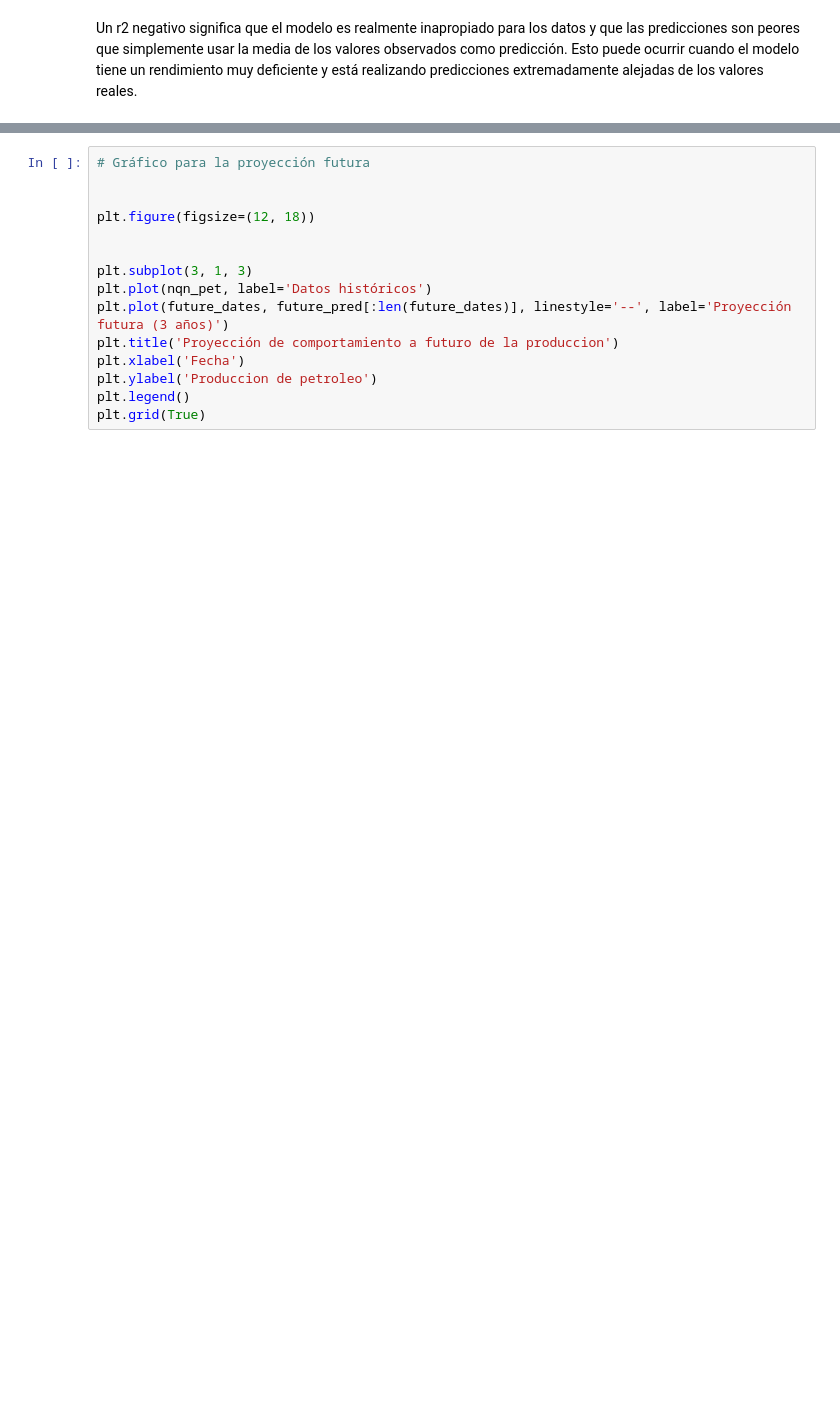
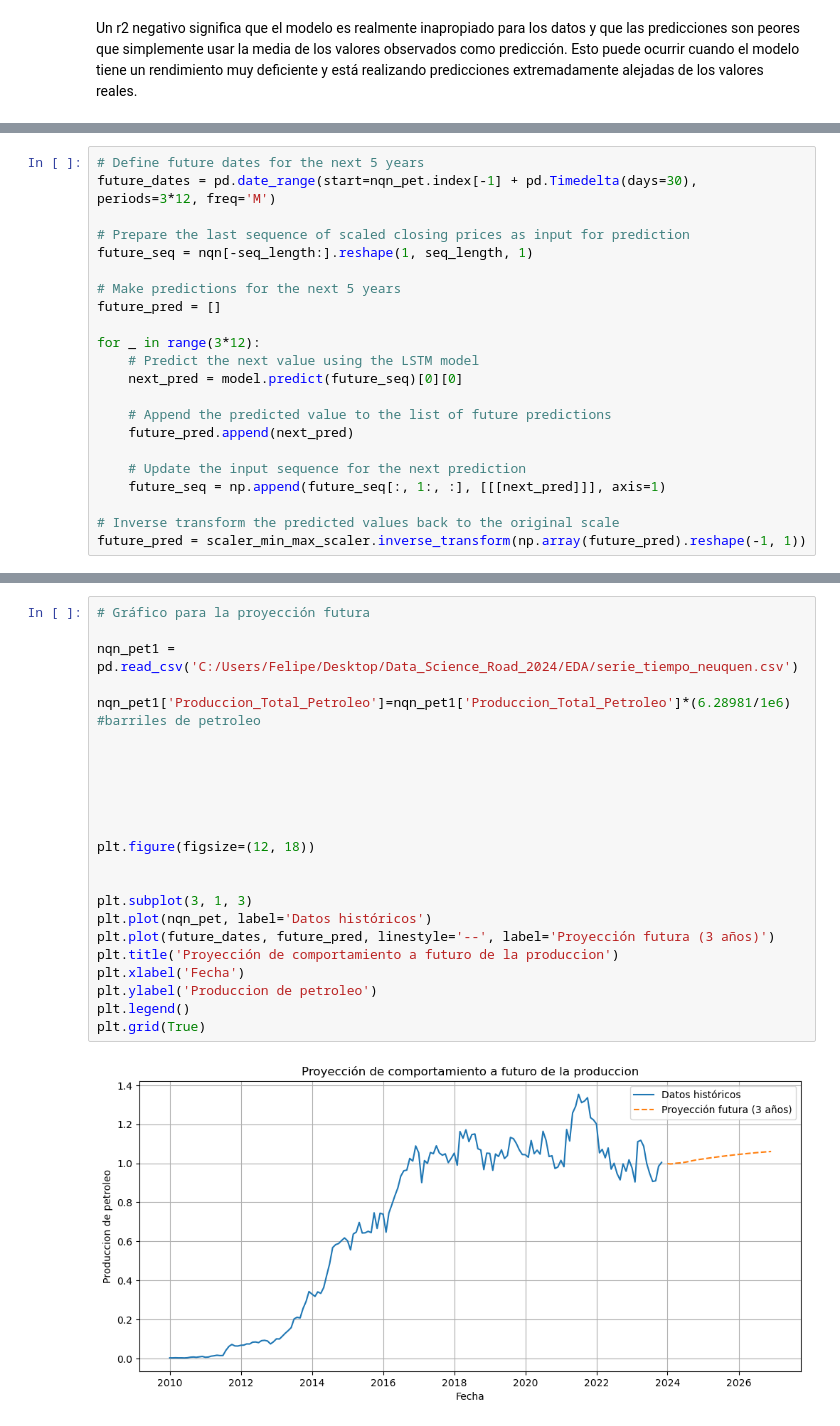
Before and after one commit to FelipeC2T/Pozos_Argentina, a Jupyter notebook: EN_Predicciones.ipynb, the cells around one changed output, grey strips where cells are left out. Drawn from its saved outputs; the diff is of its cells as text; blank space fills up the shorter version.

```diff
--- a/EN_Predicciones.ipynb
+++ b/EN_Predicciones.ipynb
@@ -387,0 +515,22 @@ future_pred = scaler_min_max_scaler.inverse_transform(np.array(future_pred).resh
+# %%
+# Define future dates for the next 5 years
+future_dates = pd.date_range(start=nqn_pet.index[-1] + pd.Timedelta(days=30),  periods=3*12, freq='M')
+
+# Prepare the last sequence of scaled closing prices as input for prediction
+future_seq = nqn[-seq_length:].reshape(1, seq_length, 1)
+
+# Make predictions for the next 5 years
+future_pred = []
+
+for _ in range(3*12):
+    # Predict the next value using the LSTM model
+    next_pred = model.predict(future_seq)[0][0]
+
+    # Append the predicted value to the list of future predictions
+    future_pred.append(next_pred)
+
+    # Update the input sequence for the next prediction
+    future_seq = np.append(future_seq[:, 1:, :], [[[next_pred]]], axis=1)
+
+# Inverse transform the predicted values back to the original scale
+future_pred = scaler_min_max_scaler.inverse_transform(np.array(future_pred).reshape(-1, 1))
@@ -388,15 +555,25 @@ future_pred = scaler_min_max_scaler.inverse_transform(np.array(future_pred).resh
 # %%
 # Gráfico para la proyección futura
+
+nqn_pet1 = pd.read_csv('C:/Users/Felipe/Desktop/Data_Science_Road_2024/EDA/serie_tiempo_neuquen.csv')
+
+nqn_pet1['Produccion_Total_Petroleo']=nqn_pet1['Produccion_Total_Petroleo']*(6.28981/1e6) #barriles de petroleo
+
+
+
+
 
 
 plt.figure(figsize=(12, 18))
 
 
 plt.subplot(3, 1, 3)
 plt.plot(nqn_pet, label='Datos históricos')
-plt.plot(future_dates, future_pred[:len(future_dates)], linestyle='--', label='Proyección futura (3 años)')
+plt.plot(future_dates, future_pred, linestyle='--', label='Proyección futura (3 años)')
 plt.title('Proyección de comportamiento a futuro de la produccion')
 plt.xlabel('Fecha')
 plt.ylabel('Produccion de petroleo')
 plt.legend()
 plt.grid(True)
+# %% [output]
+[figure, added]
```
Also changed, not shown: parts of 16 cells of this notebook.
